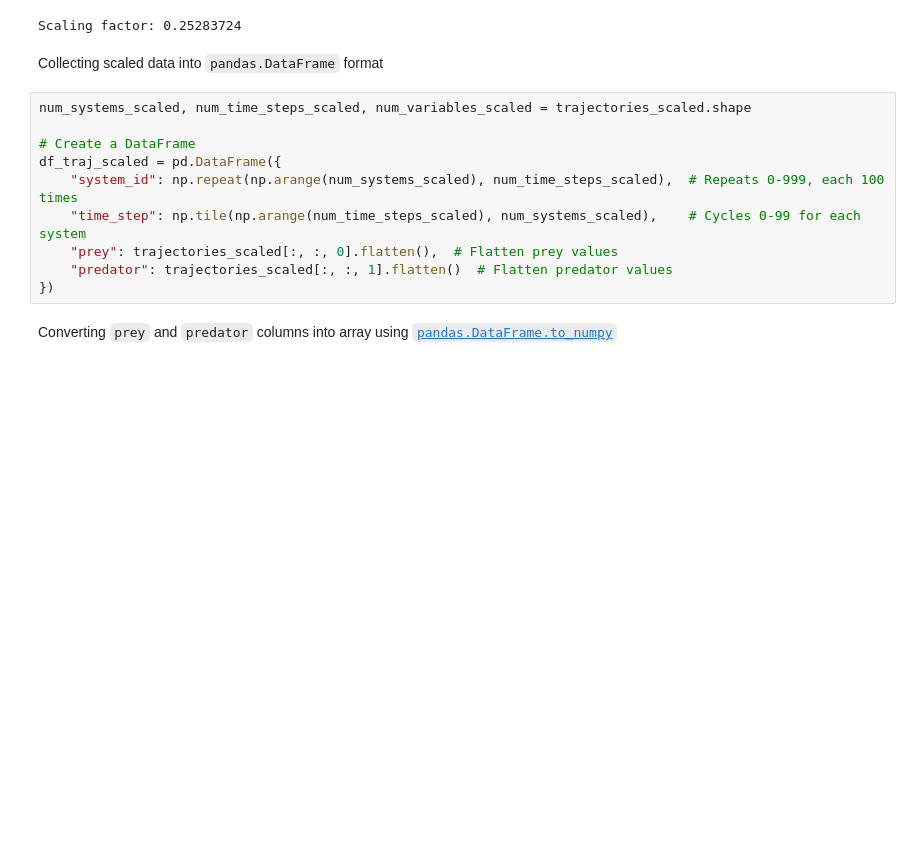
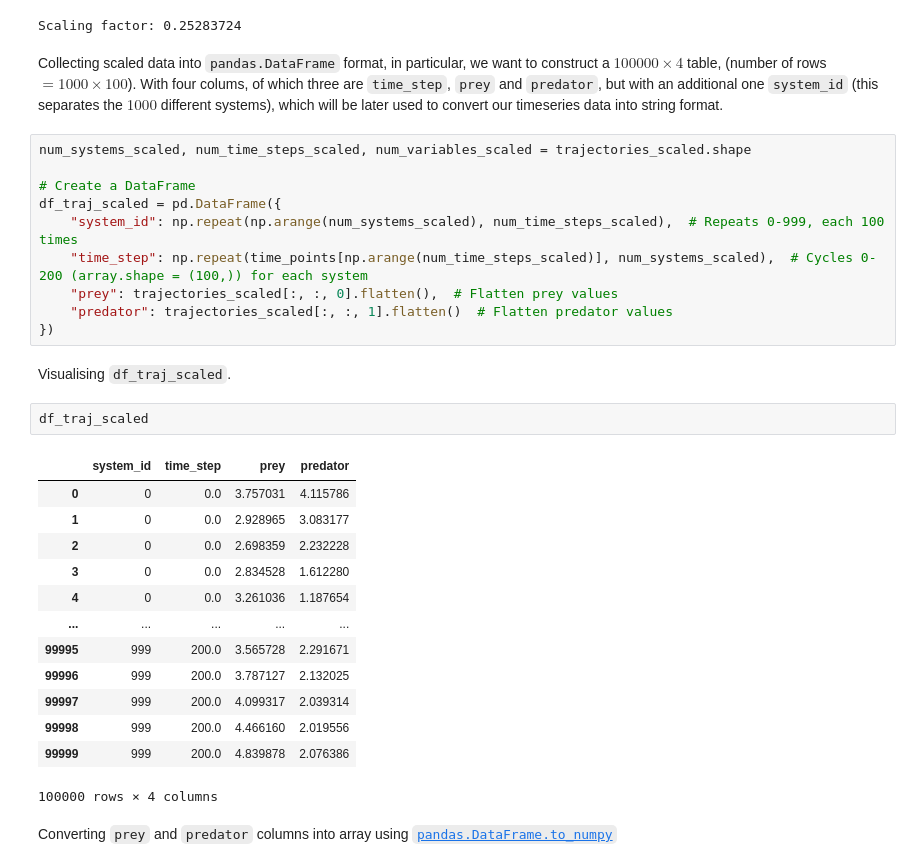
Before and after one commit to MatteoMancini01/M2_Cw, a Jupyter notebook: notebook.ipynb, the cells around one changed output. Saved outputs shown, nothing was run; the diff lists cells and outputs as text; blank space fills up the shorter version.

```diff
--- a/notebook.ipynb
+++ b/notebook.ipynb
@@ -96,18 +94,36 @@ trajectories_scaled, scaling_factor = scaling_operator(trajectories, 0.9, 10)
 print('Scaling factor:', scaling_factor)
 # %% [output]
 Scaling factor: 0.25283724
-# %% [markdown]
-Collecting scaled data into `pandas.DataFrame` format
+# %% [markdown]
+Collecting scaled data into `pandas.DataFrame` format, in particular, we want to construct a $100000\times 4$ table, (number of rows $= 1000 \times 100$). With four colums, of which three are `time_step`, `prey` and `predator`, but with an additional one `system_id` (this separates the $1000$ different systems), which will be later used to convert our timeseries data into string format.
 # %%
 num_systems_scaled, num_time_steps_scaled, num_variables_scaled = trajectories_scaled.shape
 
 # Create a DataFrame
 df_traj_scaled = pd.DataFrame({
     "system_id": np.repeat(np.arange(num_systems_scaled), num_time_steps_scaled),  # Repeats 0-999, each 100 times
-    "time_step": np.tile(np.arange(num_time_steps_scaled), num_systems_scaled),    # Cycles 0-99 for each system
+    "time_step": np.repeat(time_points[np.arange(num_time_steps_scaled)], num_systems_scaled),  # Cycles 0-200 (array.shape = (100,)) for each system
     "prey": trajectories_scaled[:, :, 0].flatten(),  # Flatten prey values
     "predator": trajectories_scaled[:, :, 1].flatten()  # Flatten predator values
 })
+# %% [markdown]
+Visualising `df_traj_scaled`.
+# %%
+df_traj_scaled
+# %% [output]
+|  | system_id | time_step | prey | predator |
+| 0 | 0 | 0.0 | 3.757031 | 4.115786 |
+| 1 | 0 | 0.0 | 2.928965 | 3.083177 |
+| 2 | 0 | 0.0 | 2.698359 | 2.232228 |
+| 3 | 0 | 0.0 | 2.834528 | 1.612280 |
+| 4 | 0 | 0.0 | 3.261036 | 1.187654 |
+| ... | ... | ... | ... | ... |
+| 99995 | 999 | 200.0 | 3.565728 | 2.291671 |
+| 99996 | 999 | 200.0 | 3.787127 | 2.132025 |
+| 99997 | 999 | 200.0 | 4.099317 | 2.039314 |
+| 99998 | 999 | 200.0 | 4.466160 | 2.019556 |
+| 99999 | 999 | 200.0 | 4.839878 | 2.076386 |
+100000 rows × 4 columns
 # %% [markdown]
 Converting `prey` and `predator` columns into array using [`pandas.DataFrame.to_numpy`](https://pandas.pydata.org/docs/reference/api/pandas.DataFrame.to_numpy.html)
 # %%
```
Also changed, not shown: parts of 25 cells of this notebook, 2 other files.
